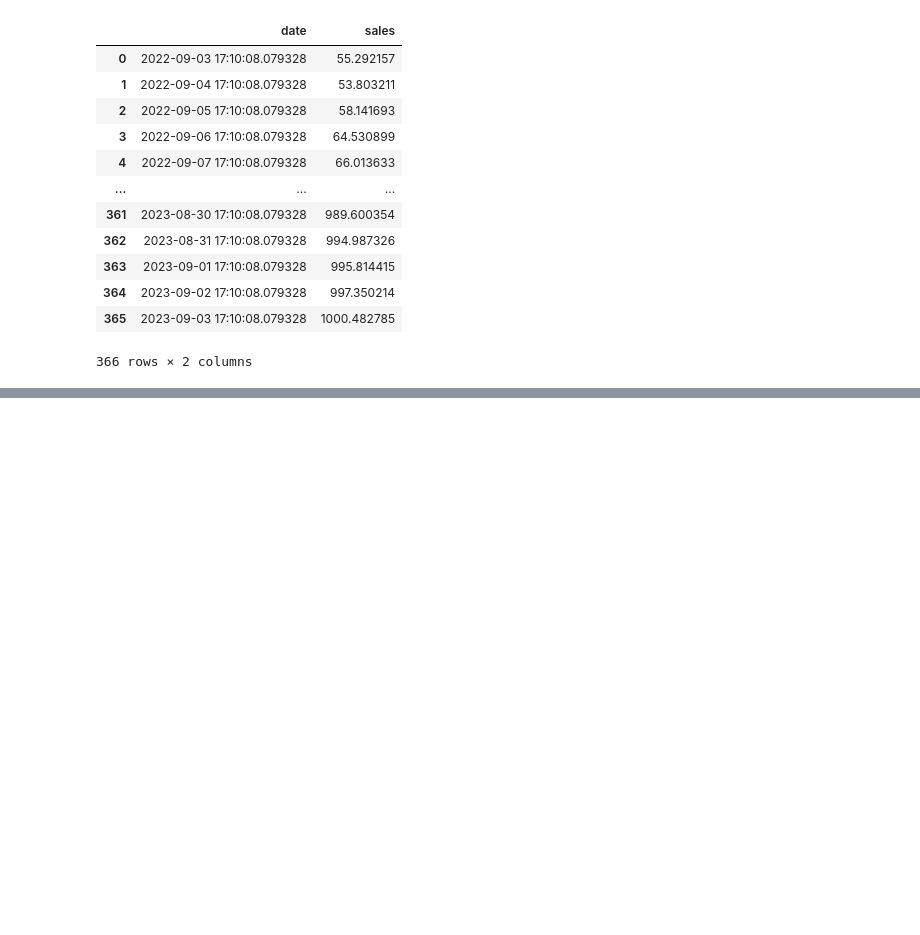
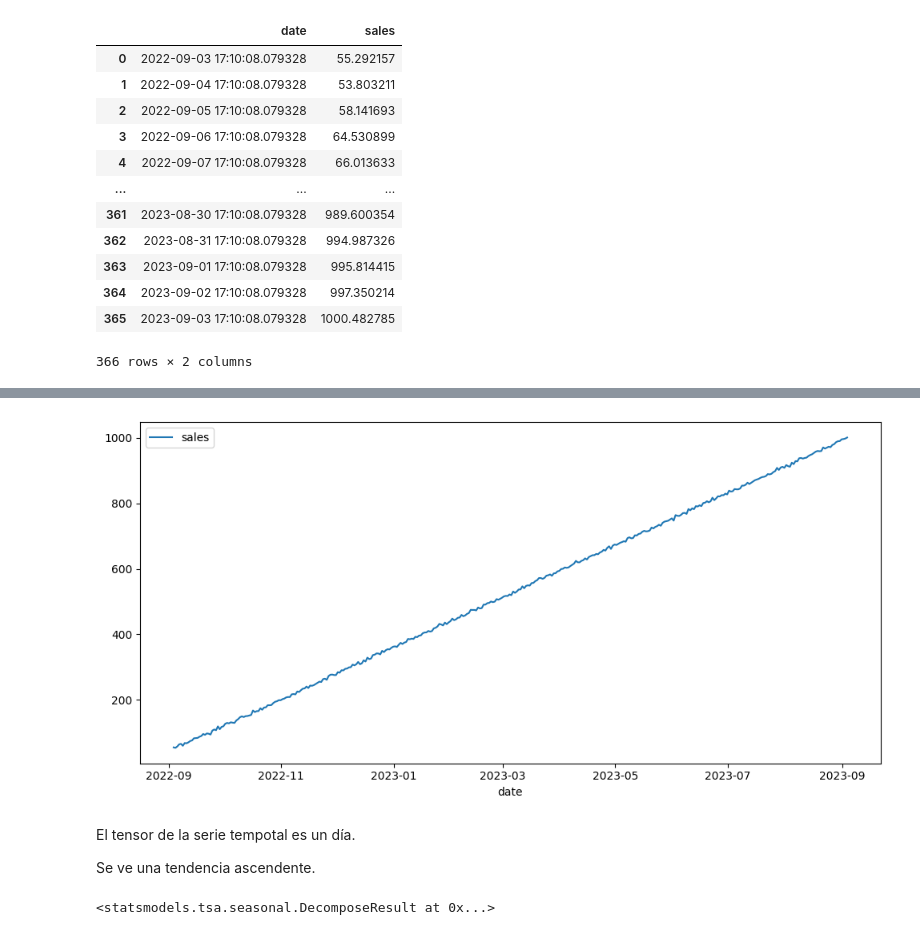
Before and after one commit to 4GeeksAcademy/Proyecto-de-Serie-Temporal-Alternativa-VLG, a Jupyter notebook: src/explore.ipynb, the cells around one changed output, grey strips where cells are left out. Saved outputs shown, nothing was run; the diff lists cells and outputs as text; code cells hidden in the pictures; blank space fills up the shorter version.

```diff
--- a/src/explore.ipynb
+++ b/src/explore.ipynb
@@ -34,3 +34,10 @@ df
 | 364 | 2023-09-02 17:10:08.079328 | 997.350214 |
 | 365 | 2023-09-03 17:10:08.079328 | 1000.482785 |
 366 rows × 2 columns
+# %%
+# Asegurar que la columna 'date' es datetime
+df['date'] = pd.to_datetime(df['date'])
+# %%
+ts = df.set_index("date")
+
+ts.head()
@@ -36,0 +52,19 @@ df
+# %%
+fig, axis = plt.subplots(figsize = (10, 5))
+
+sns.lineplot(data = ts)
+
+plt.tight_layout()
+
+plt.show()
+# %% [output]
+[figure, added]
+# %% [markdown]
+El tensor de la serie tempotal es un día.
+
+Se ve una tendencia ascendente.
+# %%
+decomposition = seasonal_decompose(ts, period = 30)
+decomposition
+# %% [output]
+<statsmodels.tsa.seasonal.DecomposeResult at 0x...>
```
Also changed, not shown: parts of 16 cells of this notebook.
